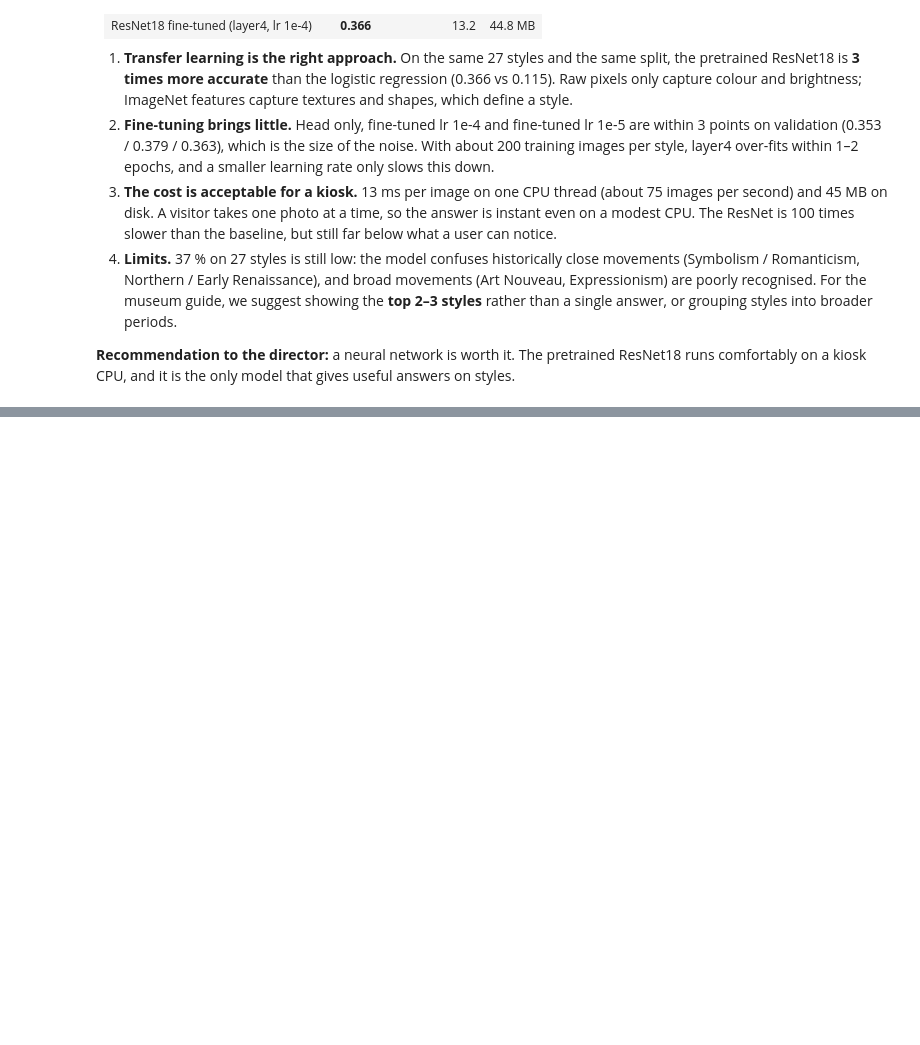
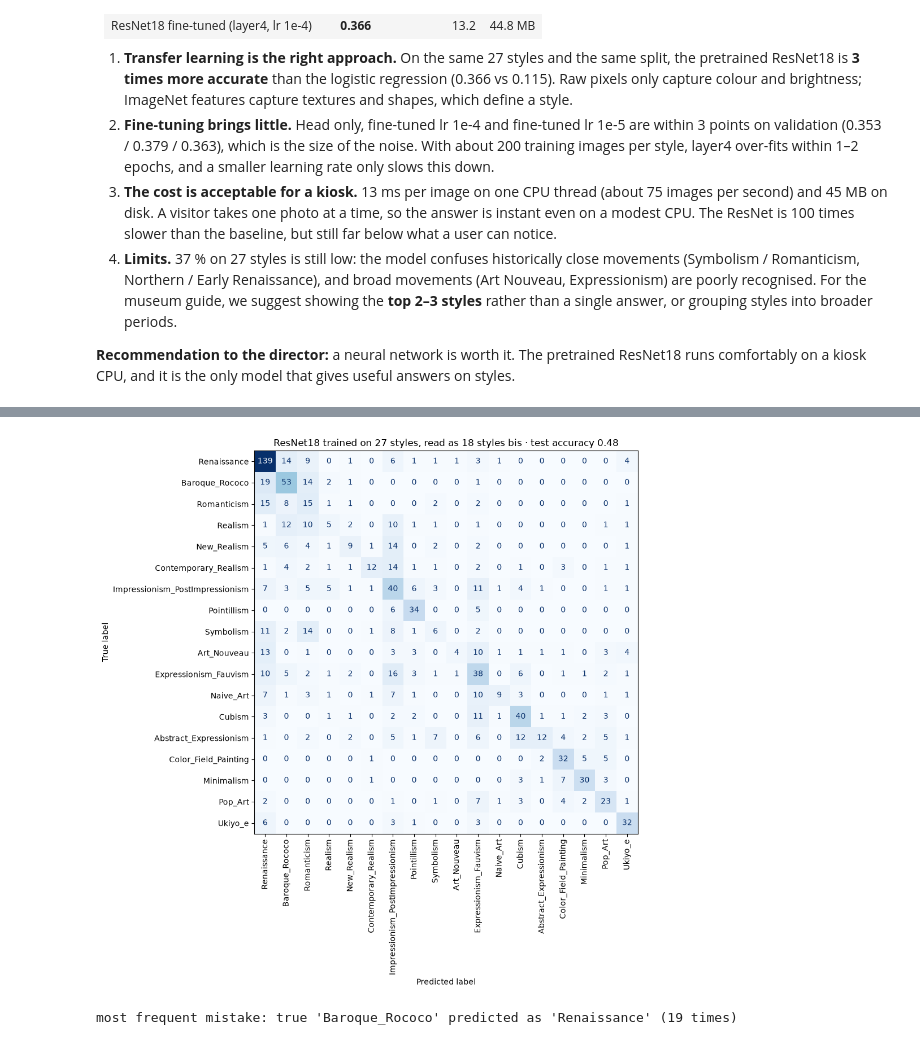
Before and after one commit to lcaquelin/Neural_Networks, a Jupyter notebook: notebooks/06_01_resnet_style.ipynb, the cells around one changed output, grey strips where cells are left out. Saved outputs shown, nothing was run; the diff lists cells and outputs as text; code cells hidden in the pictures; blank space fills up the shorter version.

```diff
--- a/notebooks/06_01_resnet_style.ipynb
+++ b/notebooks/06_01_resnet_style.ipynb
@@ -432,0 +515,15 @@ resnet18_style_finetuned_lr1e-4       0.366     13.23    44.8
+# %%
+# Top-1 and top-3 accuracy on the whole test set (same chosen model: no new choice is made)
+model.eval()
+correct_top1, correct_top3, n = 0, 0, 0
+with torch.no_grad():
+    for xb, yb in test_loader:
+        probs = torch.softmax(model(xb.to(device)), dim=1).cpu()
+        top3 = torch.topk(probs, TOP_K, dim=1).indices  # shape (B, 3): the three guesses of each image
+        correct_top1 += (top3[:, 0] == yb).sum().item()  # the first guess is right
+        correct_top3 += (top3 == yb.unsqueeze(1)).any(dim=1).sum().item()  # the true style is among the 3
+        n += len(yb)
+
+top1_acc, top3_acc = correct_top1 / n, correct_top3 / n
+print(f"styles: top-1 accuracy {top1_acc:.3f} (section 6: {test_acc:.3f}) | chance {1 / C:.3f}")
+print(f"styles: top-3 accuracy {top3_acc:.3f} | chance {TOP_K / C:.3f}")
@@ -432,0 +621,20 @@ resnet18_style_finetuned_lr1e-4       0.366     13.23    44.8
+# %%
+# Entry [i, j] = number of test paintings of true style bis i predicted as style bis j (TP05, exercise 7)
+cm_bis = confusion_matrix(test_true_bis.numpy(), top3_bis[:, 0].numpy(), labels=range(N_BIS))
+fig, ax = plt.subplots(figsize=(11, 10))
+ConfusionMatrixDisplay(cm_bis, display_labels=STYLE_BIS_NAMES).plot(
+    ax=ax, xticks_rotation=90, colorbar=False, cmap="Blues"
+)
+ax.set_title(f"ResNet18 trained on 27 styles, read as {N_BIS} styles bis · test accuracy {top1_bis_acc:.2f}")
+fig.tight_layout()
+fig.savefig(FIG_DIR / "resnet_style_bis_confusion_test.png", dpi=150)  # saved for the slides
+plt.show()
+
+# Most frequent mistake that remains between styles bis
+off_diagonal = cm_bis.copy()
+np.fill_diagonal(off_diagonal, 0)
+i, j = np.unravel_index(off_diagonal.argmax(), off_diagonal.shape)
+print(f"most frequent mistake: true '{STYLE_BIS_NAMES[i]}' predicted as '{STYLE_BIS_NAMES[j]}' ({off_diagonal[i, j]} times)")
+# %% [output]
+[figure, added]
+most frequent mistake: true 'Baroque_Rococo' predicted as 'Renaissance' (19 times)
```
Also changed, not shown: parts of 19 cells of this notebook, 25 other files.
